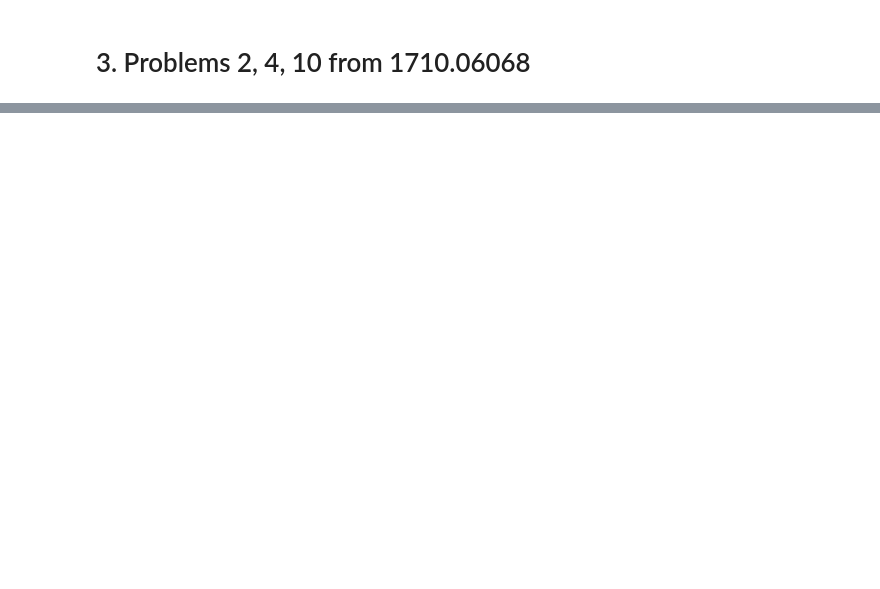
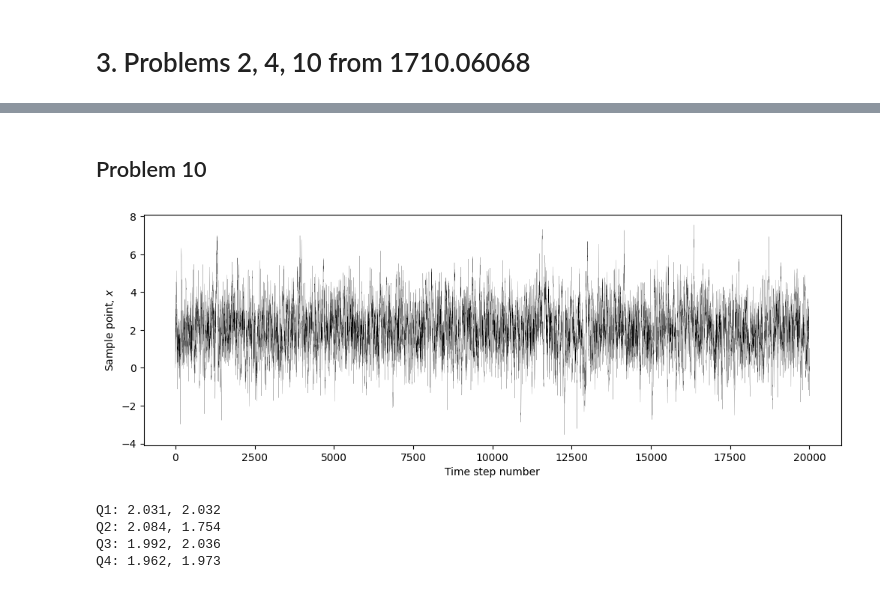
Before and after one commit to cmhainje/stat-data-hw, a Jupyter notebook: hw3.ipynb, the cells around one changed output, grey strips where cells are left out. Drawn from its saved outputs; the diff is of its cells as text; code cells hidden in the pictures; blank space fills up the shorter version.

```diff
--- a/hw3.ipynb
+++ b/hw3.ipynb
@@ -209,0 +362,54 @@ The Cramér-Rao bound on the period is a standard error of 2.886e-03 days.
+# %% [markdown]
+## Problem 10
+# %%
+from scipy.stats import norm
+
+rng = np.random.default_rng()
+
+def p(x):
+    """Return probability density p(x) = N(mu=2, var=2)"""
+    return norm.pdf(x, loc=2, scale=np.sqrt(2))
+
+def sample_q(x):
+    """Draw a sample x' from q(x'|x) = N(mu=x, var=1)."""
+    return rng.normal(loc=x, scale=1)
+
+def mcmc_step(x_0):
+    """implements one MCMC step and returns the next sample"""
+    x_1 = sample_q(x_0)
+    r = rng.uniform()
+    if p(x_1) / p(x_0) > r:
+        return x_1
+    else:
+        return x_0
+
+def mcmc(x_0, n_steps=1000):
+    samples = np.zeros((n_steps + 1,))
+    samples[0] = x_0
+    for i in range(n_steps):
+        samples[i + 1] = mcmc_step(samples[i])
+    return samples
+
+samples = mcmc(0, n_steps=20000)
+
+plt.figure(figsize=(12, 4))
+plt.plot(samples, color='black', lw=0.1)
+plt.xlabel('Time step number')
+plt.ylabel('Sample point, $x$')
+plt.show()
+
+q1 = samples[:5_000]
+q2 = samples[5_000:10_000]
+q3 = samples[10_000:15_000]
+q4 = samples[15_000:20_000]
+
+print(f'Q1: {np.mean(q1):.3f}, {np.var(q1):.3f}')
+print(f'Q2: {np.mean(q2):.3f}, {np.var(q2):.3f}')
+print(f'Q3: {np.mean(q3):.3f}, {np.var(q3):.3f}')
+print(f'Q4: {np.mean(q4):.3f}, {np.var(q4):.3f}')
+# %% [output]
+[figure, added]
+Q1: 2.031, 2.032
+Q2: 2.084, 1.754
+Q3: 1.992, 2.036
+Q4: 1.962, 1.973
```
Also changed, not shown: parts of 13 cells of this notebook.
